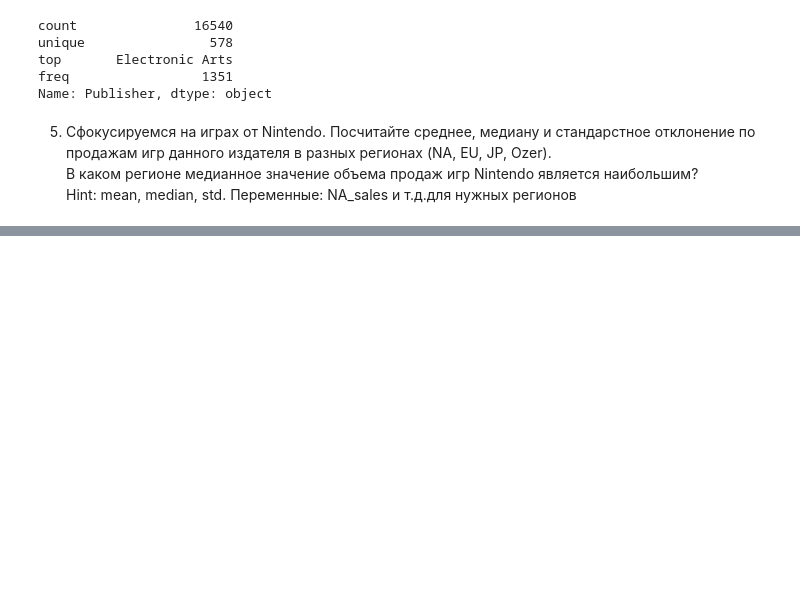
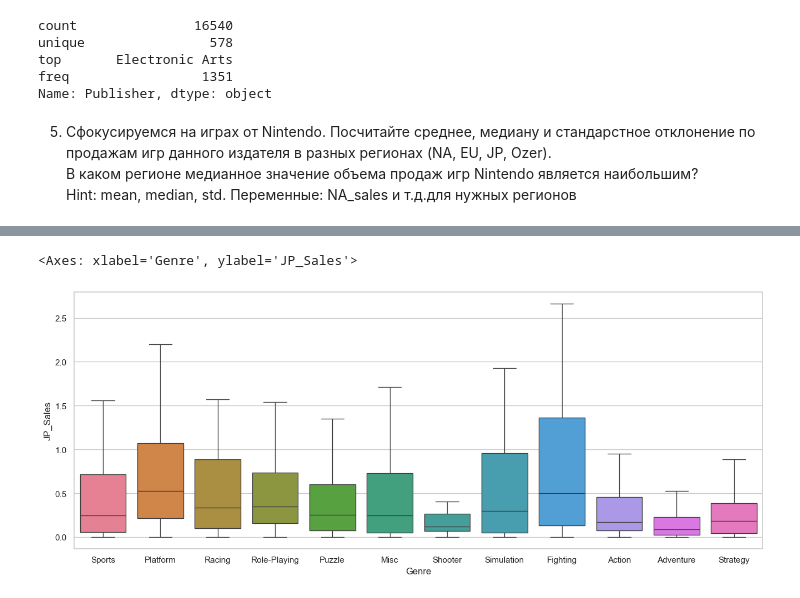
Before and after one commit to Praldmur/Simulation, a Jupyter notebook: 6_mod/1.ipynb, the cells around one changed output, grey strips where cells are left out. Cells and saved outputs as stored; diff of their text form; code cells hidden in the pictures; blank space fills up the shorter version.

```diff
--- a/6_mod/1.ipynb
+++ b/6_mod/1.ipynb
@@ -219,0 +283,3 @@ df.loc[df.Publisher == 'Nintendo']
+# %%
+game_japan = df.loc[df.Publisher == 'Nintendo'][['JP_Sales', 'Genre']]
+game_japan
@@ -219,0 +300,11 @@ df.loc[df.Publisher == 'Nintendo']
+# %%
+sns.boxplot(
+    data=game_japan,
+    x='Genre',
+    y='JP_Sales',
+    hue='Genre',     # разделить цветом
+    showfliers=False # отключить выбросы
+)
+# %% [output]
+<Axes: xlabel='Genre', ylabel='JP_Sales'>
+[figure, added]
```
Also changed, not shown: parts of 12 cells of this notebook.
